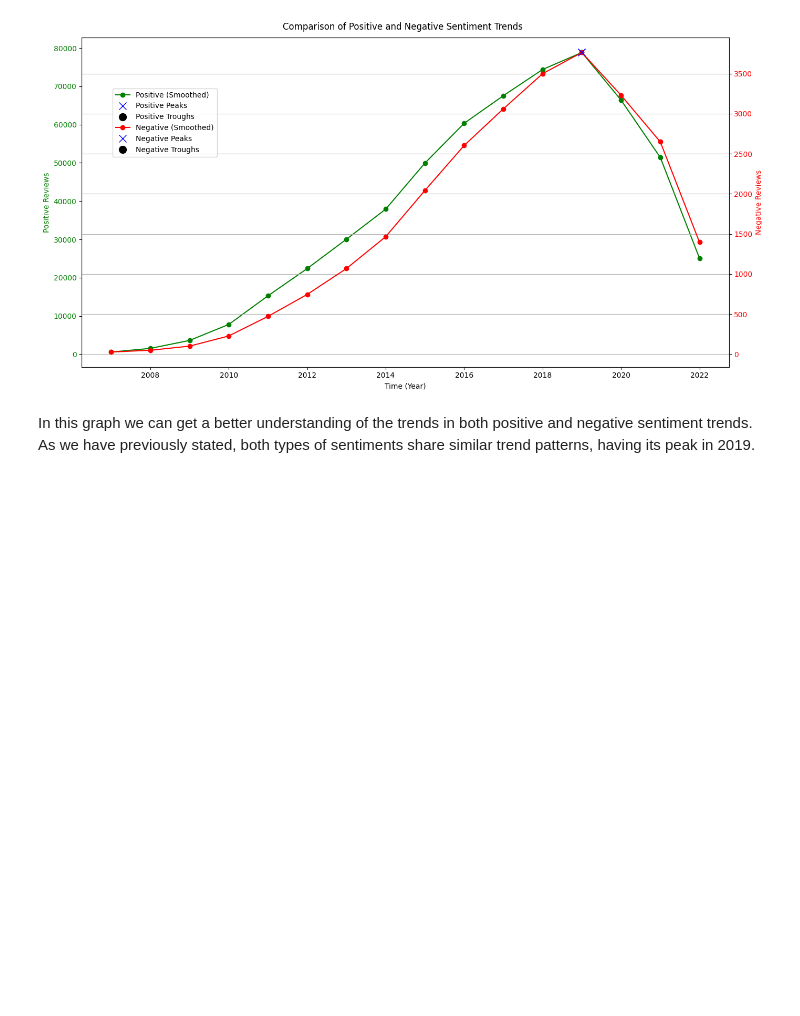
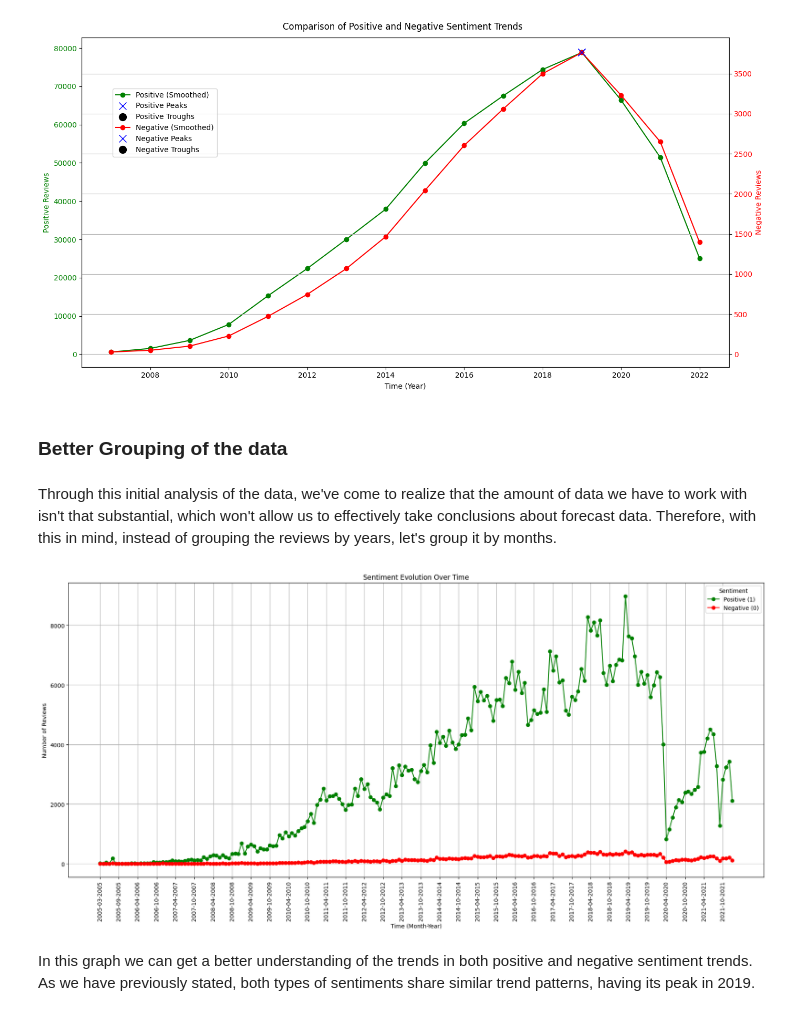
Before and after one commit to Antoni0Ferreira/FEUP-CAC, a Jupyter notebook: nlp_timeseries.ipynb, the cells around one changed output. Saved outputs shown, nothing was run; the diff lists cells and outputs as text; code cells hidden in the pictures; blank space fills up the shorter version.

```diff
--- a/nlp_timeseries.ipynb
+++ b/nlp_timeseries.ipynb
@@ -248,6 +249,53 @@ plt.grid(True)
 plt.show()
 # %% [output]
 [figure]
+# %% [markdown]
+### Better Grouping of the data
+# %% [markdown]
+Through this initial analysis of the data, we've come to realize that the amount of data we have to work with isn't that substantial, which won't allow us to effectively take conclusions about forecast data. Therefore, with this in mind, instead of grouping the reviews by years, let's group it by months.
+# %%
+sentiment_counts = data.groupby(['year', 'month', 'sentiment']).size().unstack(fill_value=0)
+sentiment_counts = sentiment_counts.reset_index()
+sentiment_counts['month'] = sentiment_counts['month'].astype(str)
+sentiment_counts['year'] = sentiment_counts['year'].astype(str)
+sentiment_counts['date'] = sentiment_counts['month'] + '-' + sentiment_counts['year']
+
+# Plot the sentiment trends over time using a line plot
+plt.figure(figsize=(18, 9))
+plt.plot(sentiment_counts['date'], sentiment_counts[1], label='Positive (1)', color='green', marker='o')
+plt.plot(sentiment_counts['date'], sentiment_counts[0], label='Negative (0)', color='red', marker='o')
+plt.title('Sentiment Evolution Over Time')
+plt.xlabel('Time (Month-Year)')
+plt.ylabel('Number of Reviews')
+plt.legend(title='Sentiment')
+plt.xticks(rotation=90)
+
+# Reduce the number of x-axis labels
+plt.xticks(sentiment_counts['date'][::6], rotation=90)
+plt.tight_layout()
+plt.grid(True)
+plt.show()
+
+
+
+# # Apply rolling average to smooth the data
+# window_size = 3
+
+
+# # Plot the time series of positive and negative sentiment
+# plt.figure(figsize=(14, 7))
+# plt.plot(monthly_data['month'], monthly_data['positive_smoothed'], label='Positive (Smoothed)', color='green', marker='o')
+# plt.plot(monthly_data['month'], monthly_data['negative_smoothed'], label='Negative (Smoothed)', color='red', marker='o')
+# plt.title('Monthly Positive and Negative Sentiment Trends')
+# plt.xlabel('Time (Month)')
+# plt.ylabel('Number of Reviews')
+# plt.legend(title='Sentiment')
+# plt.xticks(rotation=45)
+# plt.tight_layout()
+# plt.grid(True)
+# plt.show()
+# %% [output]
+[figure, added]
 # %% [markdown]
 In this graph we can get a better understanding of the trends in both positive and negative sentiment trends. As we have previously stated, both types of sentiments share similar trend patterns, having its peak in 2019.
 # %% [markdown]
```
Also changed, not shown: parts of 10 cells of this notebook.
